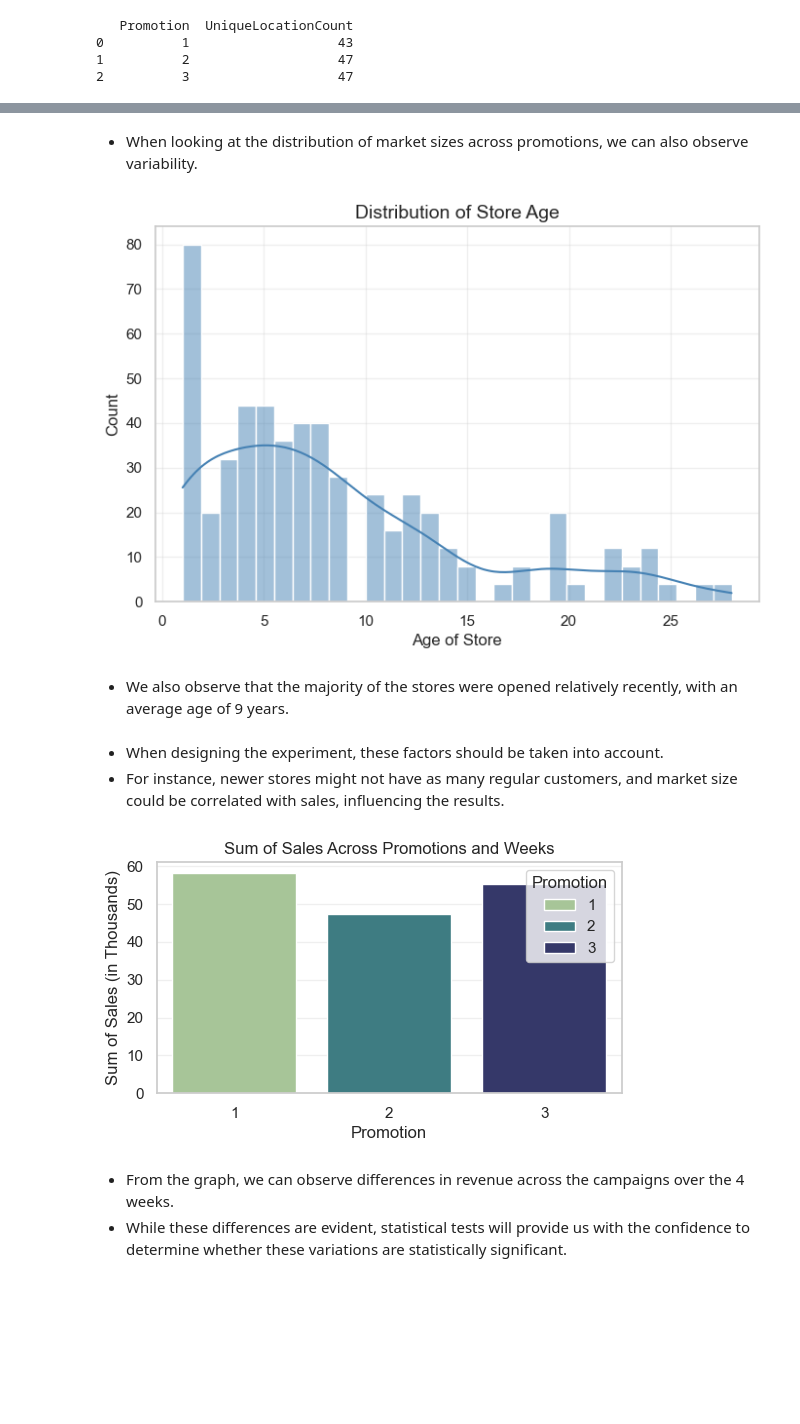
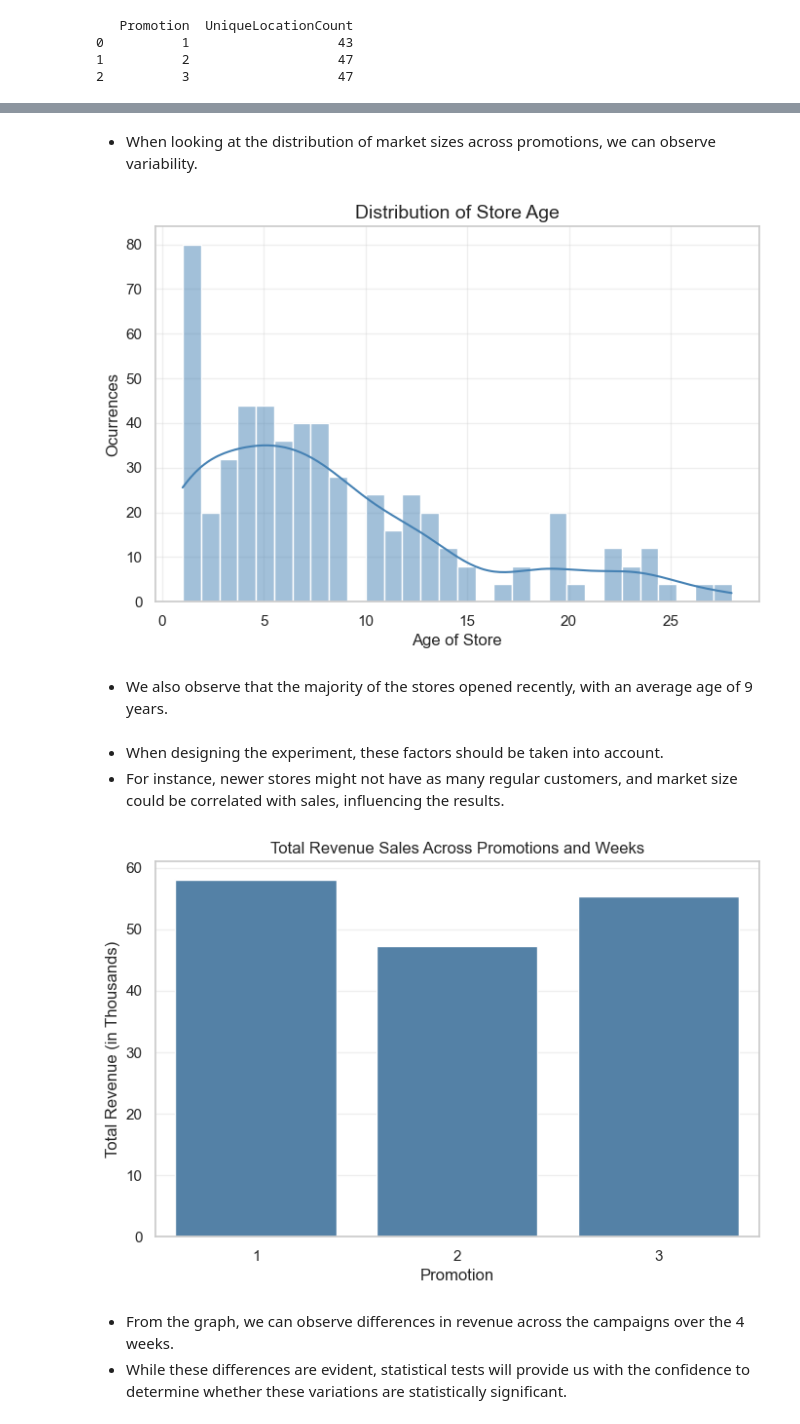
Before and after one commit to dsilva1994/MarketPromo-Insights-A-B-Testing-Sales-Impact, a Jupyter notebook: A-B Testing Analysis.ipynb, the cells around one changed output, grey strips where cells are left out. Saved outputs shown, nothing was run; the diff lists cells and outputs as text; code cells hidden in the pictures; blank space fills up the shorter version.

```diff
--- a/A-B Testing Analysis.ipynb
+++ b/A-B Testing Analysis.ipynb
@@ -172,36 +171,30 @@ plt.show()
 # %% [markdown]
-- When looking at the distribution of market sizes across promotions, we can also observe variability.
+- When looking at the distribution of market sizes across promotions, we can observe variability.
 # %%
 sns.set_theme(style="whitegrid")
 sns.histplot(data=data, x="AgeOfStore", kde=True, color="steelblue", bins=30)
 plt.xlabel("Age of Store", fontsize=12)
-plt.ylabel("Count", fontsize=12)
+plt.ylabel("Ocurrences", fontsize=12)
 plt.title("Distribution of Store Age", fontsize=14)
 
 plt.show()
 # %% [output]
-[figure, old version]
+[figure, new version]
 # %% [markdown]
-- We also observe that the majority of the stores were opened relatively recently, with an average age of 9 years.
+- We also observe that the majority of the stores opened recently, with an average age of 9 years.
 # %% [markdown]
 - When designing the experiment, these factors should be taken into account.
 - For instance, newer stores might not have as many regular customers, and market size could be correlated with sales, influencing the results.
 # %%
 sum_sales = data.groupby("Promotion")["SalesInThousands"].mean().reset_index()
-plt.figure(figsize=(6, 3))
-sns.barplot(
-    data=sum_sales,
-    x="Promotion",
-    y="SalesInThousands",
-    hue="Promotion",
-    palette="crest",
-)
-plt.title("Sum of Sales Across Promotions and Weeks")
+
+sns.barplot(data=sum_sales, x="Promotion", y="SalesInThousands", color="steelblue")
+plt.title("Total Revenue Sales Across Promotions and Weeks")
 plt.xlabel("Promotion")
-plt.ylabel("Sum of Sales (in Thousands)")
+plt.ylabel("Total Revenue (in Thousands)")
 plt.show()
 # %% [output]
-[figure, old version]
+[figure, new version]
 # %% [markdown]
 - From the graph, we can observe differences in revenue across the campaigns over the 4 weeks.
 - While these differences are evident, statistical tests will provide us with the confidence to determine whether these variations are statistically significant.
```
Also changed, not shown: parts of 11 cells of this notebook.
